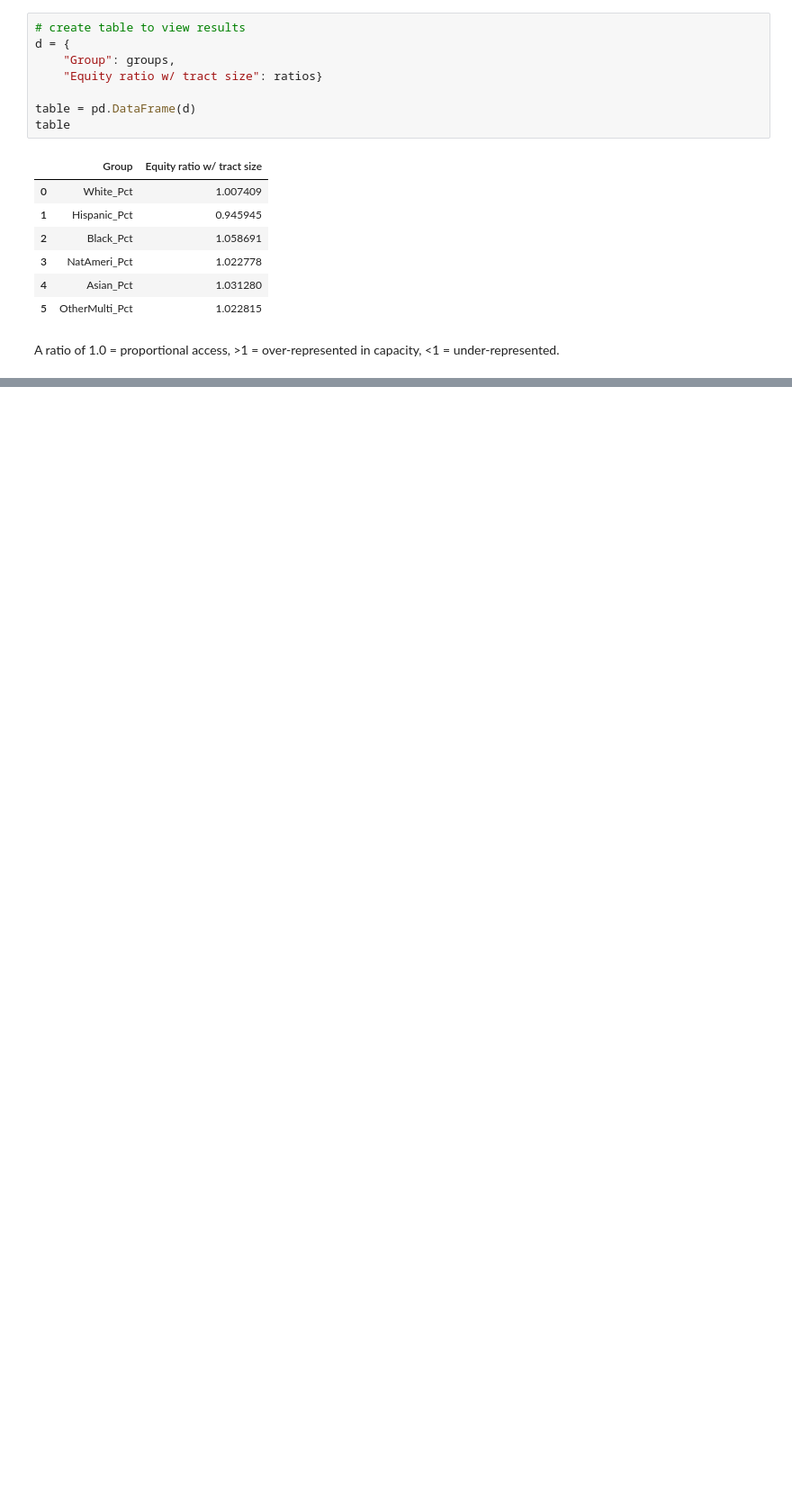
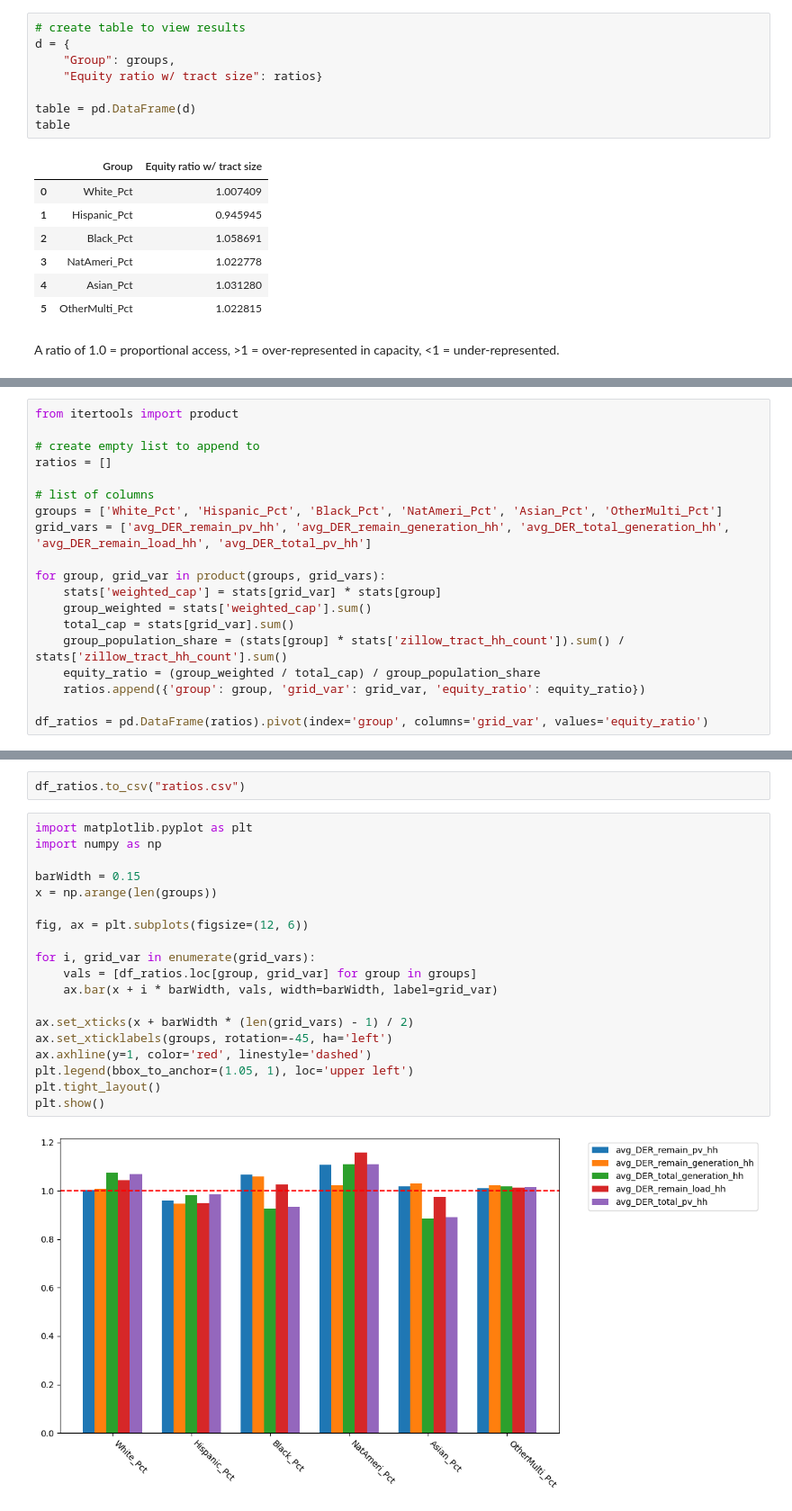
Before and after one commit to ElectriGrid/statistics, a Jupyter notebook: equality_ratios.ipynb, the cells around one changed output, grey strips where cells are left out. Shown at 90% size. Drawn from its saved outputs; the diff is of its cells as text; blank space fills up the shorter version.

```diff
--- a/equality_ratios.ipynb
+++ b/equality_ratios.ipynb
@@ -300,0 +238,19 @@ They used this to capture "annual EUI disparities by income and then by race wit
+# %%
+from itertools import product
+
+# create empty list to append to
+ratios = []
+
+# list of columns
+groups = ['White_Pct', 'Hispanic_Pct', 'Black_Pct', 'NatAmeri_Pct', 'Asian_Pct', 'OtherMulti_Pct']
+grid_vars = ['avg_DER_remain_pv_hh', 'avg_DER_remain_generation_hh', 'avg_DER_total_generation_hh', 'avg_DER_remain_load_hh', 'avg_DER_total_pv_hh']
+
+for group, grid_var in product(groups, grid_vars):
+    stats['weighted_cap'] = stats[grid_var] * stats[group]
+    group_weighted = stats['weighted_cap'].sum()
+    total_cap = stats[grid_var].sum()
+    group_population_share = (stats[group] * stats['zillow_tract_hh_count']).sum() / stats['zillow_tract_hh_count'].sum()
+    equity_ratio = (group_weighted / total_cap) / group_population_share
+    ratios.append({'group': group, 'grid_var': grid_var, 'equity_ratio': equity_ratio})
+
+df_ratios = pd.DataFrame(ratios).pivot(index='group', columns='grid_var', values='equity_ratio')
@@ -300,0 +268,23 @@ They used this to capture "annual EUI disparities by income and then by race wit
+# %%
+df_ratios.to_csv("ratios.csv")
+# %%
+import matplotlib.pyplot as plt
+import numpy as np
+
+barWidth = 0.15
+x = np.arange(len(groups))
+
+fig, ax = plt.subplots(figsize=(12, 6))
+
+for i, grid_var in enumerate(grid_vars):
+    vals = [df_ratios.loc[group, grid_var] for group in groups]
+    ax.bar(x + i * barWidth, vals, width=barWidth, label=grid_var)
+
+ax.set_xticks(x + barWidth * (len(grid_vars) - 1) / 2)
+ax.set_xticklabels(groups, rotation=-45, ha='left')
+ax.axhline(y=1, color='red', linestyle='dashed')
+plt.legend(bbox_to_anchor=(1.05, 1), loc='upper left')
+plt.tight_layout()
+plt.show()
+# %% [output]
+[figure, added]
```
Also changed, not shown: parts of 9 cells of this notebook.
